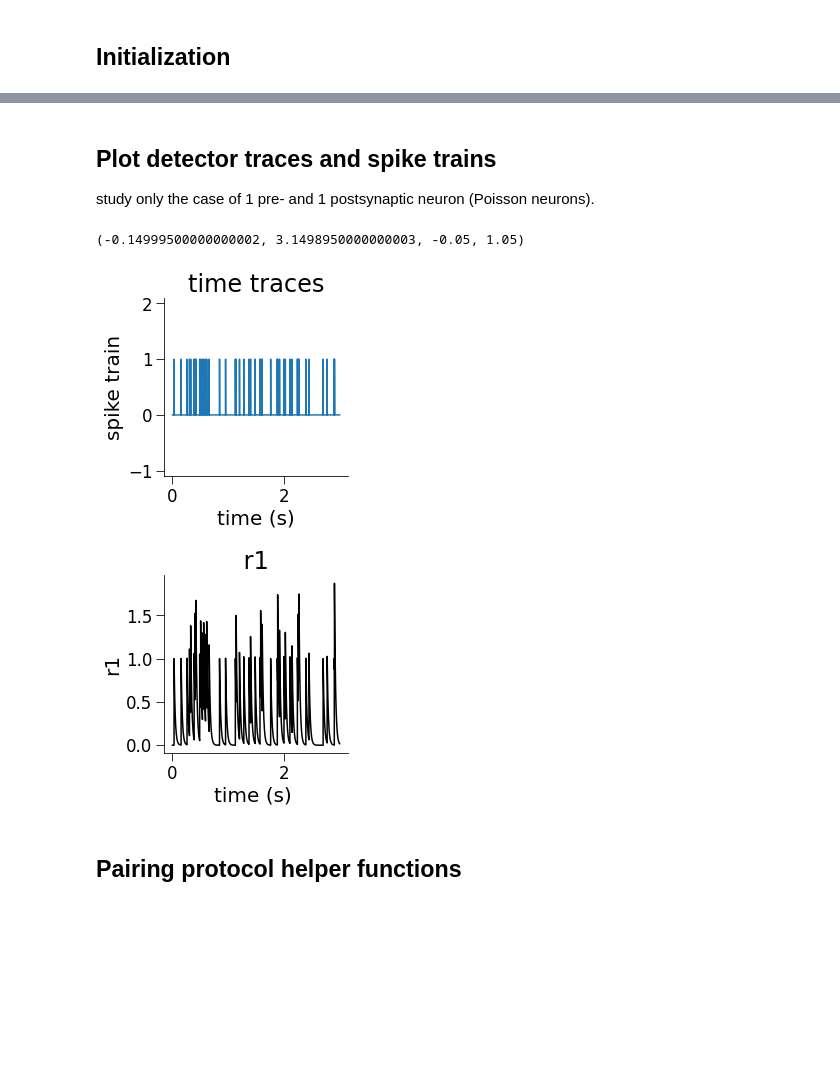
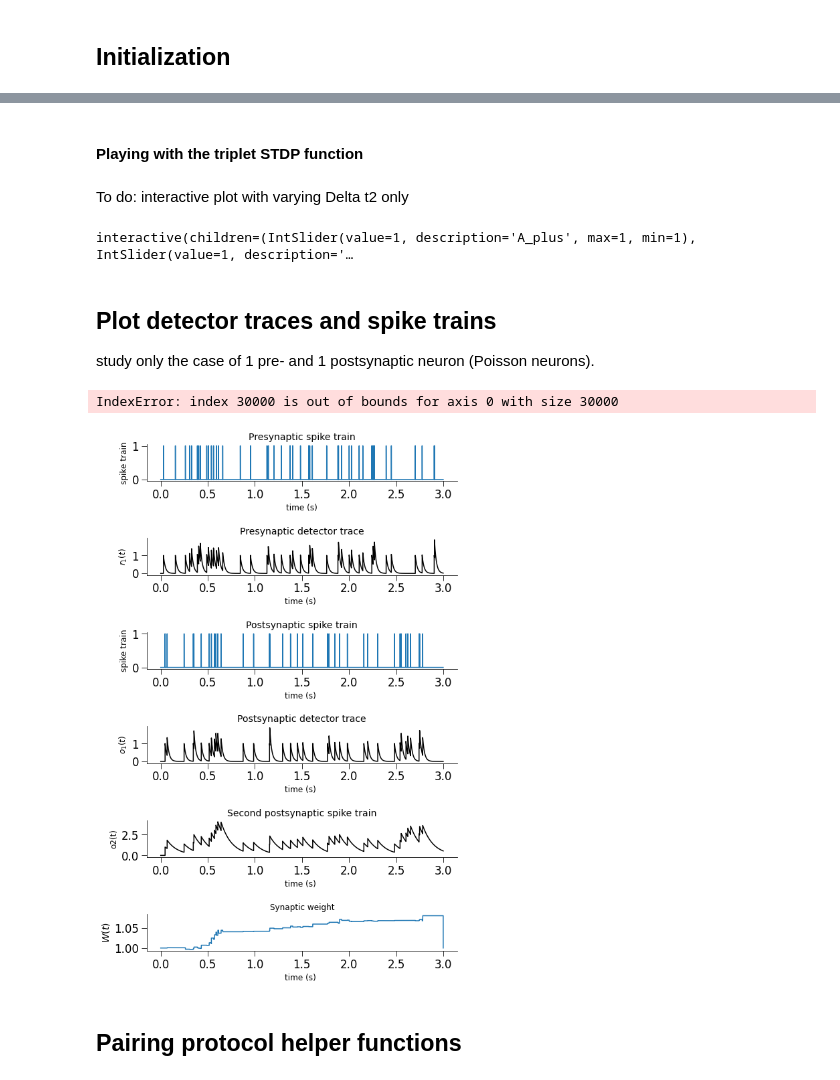
Before and after one commit to comp-neural-circuits/plasticity-workshop, a Jupyter notebook: stdp.ipynb, the cells around one changed output, grey strips where cells are left out. Drawn from its saved outputs; the diff is of its cells as text; code cells hidden in the pictures; blank space fills up the shorter version.

```diff
--- a/stdp.ipynb
+++ b/stdp.ipynb
@@ -233,3 +298,11 @@ interactive(children=(IntSlider(value=55, description='Delta_t2', min=10), Outpu
+# %% [markdown]
+#### Playing with the triplet STDP function
+# %% [markdown]
+To do: interactive plot with varying Delta t2 only
+# %%
+interact(tripletSTDP_plot, A_plus=(1,1,1), A_minus= 1, tau_plus= 20, tau_minus= 20, tau_y= 114, Delta_t2 = (10,70,0.1));
+# %% [output]
+interactive(children=(IntSlider(value=1, description='A_plus', max=1, min=1), IntSlider(value=1, description='…
 # %% [markdown]
 ## Plot detector traces and spike trains
 study only the case of 1 pre- and 1 postsynaptic neuron (Poisson neurons).
@@ -249,36 +322,61 @@ r1=np.zeros(len(t_range))        # presynaptic event detector
 o1=np.zeros(len(t_range))        # postsynaptic event detector
 o2=np.zeros(len(t_range))        # postsynaptic event detector
 
+# Initialize the synaptic weight
+w = np.ones(len(t_range))
+
 for i in range(len(t_range)-1):
+    if i==0:
+        continue
+    w[i]=w[i-1]
+
     if pre_spike[i]==1:     # there is a pre-synaptic spike
-        r1[i]+= 1
+        r1[i] += 1
+        if i==0:
+            continue
+        w[i] = w[i-1] - o1[i]*Aminus
 
     if post_spike[i]==1:    # there is a post-synaptic spike
         o1[i] += 1
+        if i==0:
+            continue
+        w[i] = w[i-1] + r1[i]*Aplus*o2[i]
         o2[i] += 1
     # Apply Euler's method to the detector equations
     r1[i+1] = r1[i] - discretization_step * r1[i]/taup
     o1[i+1] = o1[i] - discretization_step * o1[i]/taum
     o2[i+1] = o2[i] - discretization_step * o2[i]/tauy
+w[-1]=w
+# %% [output]
+IndexError: index 30000 is out of bounds for axis 0 with size 30000
 # %%
-
-
-
-# set up the plots correctly!!
-
-fig, (ax1, ax2) = plt.subplots(2,1, figsize=(4,8)) #gridspec_kw={'height_ratios': [3, 1]})
-ax1.plot(t_range,pre_spike)
-ax1.set_xlabel("time (s)")
-ax1.set_ylabel("spike train")
-ax1.set_title("time traces")
-ax2.plot(t_range,r1,color="black")
-ax2.set_title(" r1 ")
-ax2.set_xlabel("time (s) ")
-ax2.set_ylabel("r1")
-ax1.axis("equal")
+fig, (ax1, ax2, ax3, ax4, ax5, ax6) = plt.subplots(6,1, figsize=(8,12)); #gridspec_kw={'height_ratios': [3, 1]})
+ax1.plot(t_range,pre_spike);
+ax1.set_xlabel("time (s)", fontsize=12);
+ax1.set_ylabel("spike train", fontsize=12);
+ax1.set_title("Presynaptic spike train", fontsize=14);
+ax2.plot(t_range,r1,color="black");
+ax2.set_xlabel("time (s) ", fontsize=12);
+ax2.set_ylabel("$r_1(t)$", fontsize=12);
+ax2.set_title("Presynaptic detector trace", fontsize=14);
+ax3.plot(t_range,post_spike);
+ax3.set_xlabel("time (s) ", fontsize=12);
+ax3.set_ylabel('spike train', fontsize=12);
+ax3.set_title("Postsynaptic spike train", fontsize=14);
+ax4.plot(t_range,o1,color="black");
+ax4.set_xlabel("time (s) ", fontsize=12);
+ax4.set_ylabel('$o_1(t)$', fontsize=12);
+ax4.set_title("Postsynaptic detector trace", fontsize=14);
+ax5.plot(t_range,o2,color="black");
+ax5.set_xlabel("time (s) ", fontsize=12);
+ax5.set_ylabel('o2(t)', fontsize=12);
+ax5.set_title("Second postsynaptic spike train", fontsize=14);
+ax6.plot(t_range,w);
+ax6.set_xlabel("time (s) ", fontsize=12);
+ax6.set_ylabel('$W(t)$', fontsize=14);
+ax6.set_title("Synaptic weight", fontsize=12);
 # %% [output]
-(-0.14999500000000002, 3.1498950000000003, -0.05, 1.05)
-[figure, old version]
+[figure, new version]
 # %% [markdown]
 ## Pairing protocol helper functions
 # %%
```
Also changed, not shown: parts of 32 cells of this notebook.
